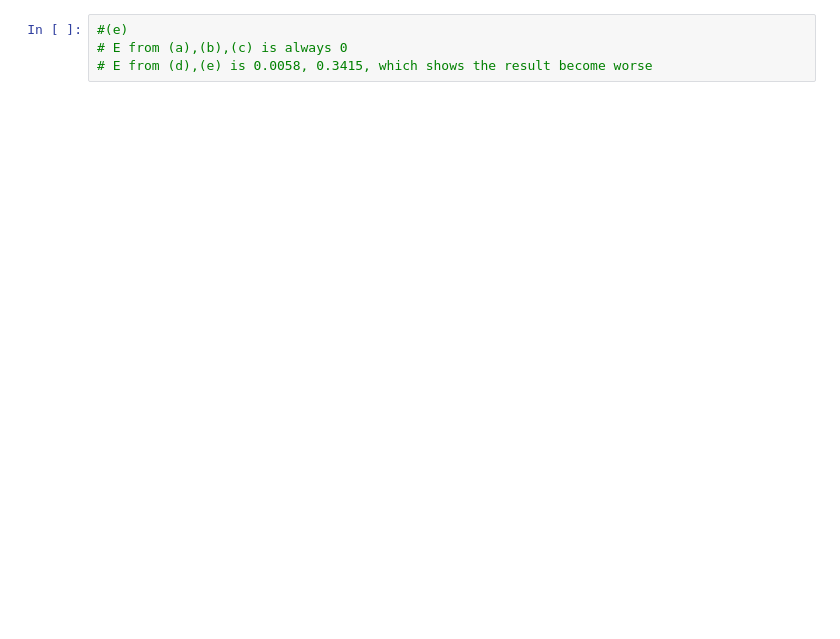
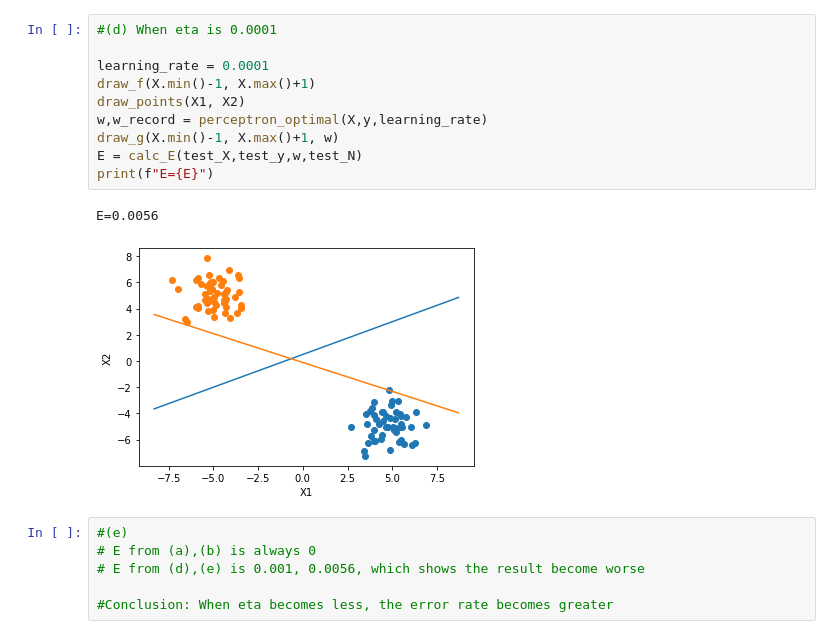
Before and after one commit to iloveleejunghyun/CMPE257_ML_HW1, a Jupyter notebook: problem5.ipynb, the cells around one changed output. Cells and saved outputs as stored; diff of their text form; blank space fills up the shorter version.

```diff
--- a/problem5.ipynb
+++ b/problem5.ipynb
@@ -387,4 +123,19 @@ E=0.3415
+# %%
+#(d) When eta is 0.0001
+
+learning_rate = 0.0001
+draw_f(X.min()-1, X.max()+1)
+draw_points(X1, X2)
+w,w_record = perceptron_optimal(X,y,learning_rate)
+draw_g(X.min()-1, X.max()+1, w)
+E = calc_E(test_X,test_y,w,test_N)
+print(f"E={E}")
+# %% [output]
+E=0.0056
+[figure, added]
 # %%
 #(e)
-# E from (a),(b),(c) is always 0
-# E from (d),(e) is 0.0058, 0.3415, which shows the result become worse
+# E from (a),(b) is always 0
+# E from (d),(e) is 0.001, 0.0056, which shows the result become worse
+
+#Conclusion: When eta becomes less, the error rate becomes greater
```
Also changed, not shown: parts of 7 cells of this notebook.
